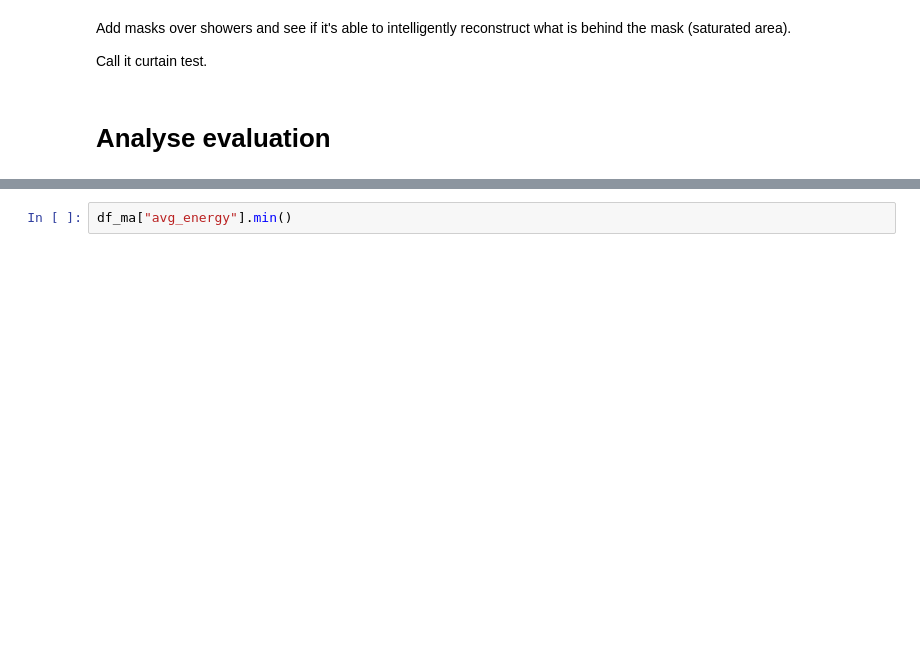
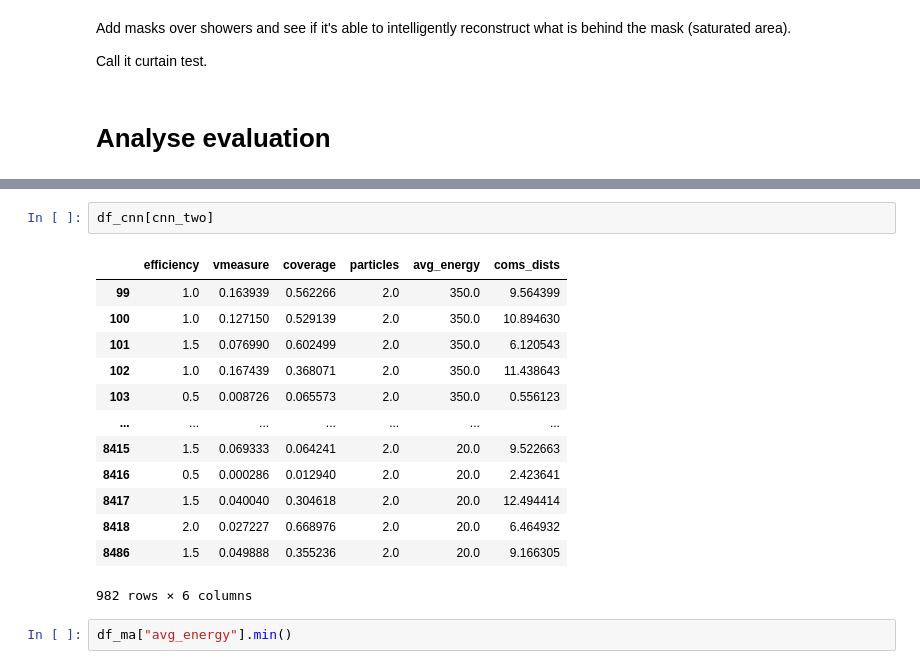
Before and after one commit to Bjartensen/python_focalh_clustering, a Jupyter notebook: notebooks/study.ipynb, the cells around one changed output, grey strips where cells are left out. Cells and saved outputs as stored; diff of their text form; blank space fills up the shorter version.

```diff
--- a/notebooks/study.ipynb
+++ b/notebooks/study.ipynb
@@ -714,3 +758,19 @@ df_ma
+# %%
+df_cnn[cnn_two]
+# %% [output]
+|  | efficiency | vmeasure | coverage | particles | avg_energy | coms_dists |
+| 99 | 1.0 | 0.163939 | 0.562266 | 2.0 | 350.0 | 9.564399 |
+| 100 | 1.0 | 0.127150 | 0.529139 | 2.0 | 350.0 | 10.894630 |
+| 101 | 1.5 | 0.076990 | 0.602499 | 2.0 | 350.0 | 6.120543 |
+| 102 | 1.0 | 0.167439 | 0.368071 | 2.0 | 350.0 | 11.438643 |
+| 103 | 0.5 | 0.008726 | 0.065573 | 2.0 | 350.0 | 0.556123 |
+| ... | ... | ... | ... | ... | ... | ... |
+| 8415 | 1.5 | 0.069333 | 0.064241 | 2.0 | 20.0 | 9.522663 |
+| 8416 | 0.5 | 0.000286 | 0.012940 | 2.0 | 20.0 | 2.423641 |
+| 8417 | 1.5 | 0.040040 | 0.304618 | 2.0 | 20.0 | 12.494414 |
+| 8418 | 2.0 | 0.027227 | 0.668976 | 2.0 | 20.0 | 6.464932 |
+| 8486 | 1.5 | 0.049888 | 0.355236 | 2.0 | 20.0 | 9.166305 |
+982 rows × 6 columns
 # %%
 df_ma["avg_energy"].min()
 # %% [output]
```
Also changed, not shown: parts of 14 cells of this notebook, 21 other files.
